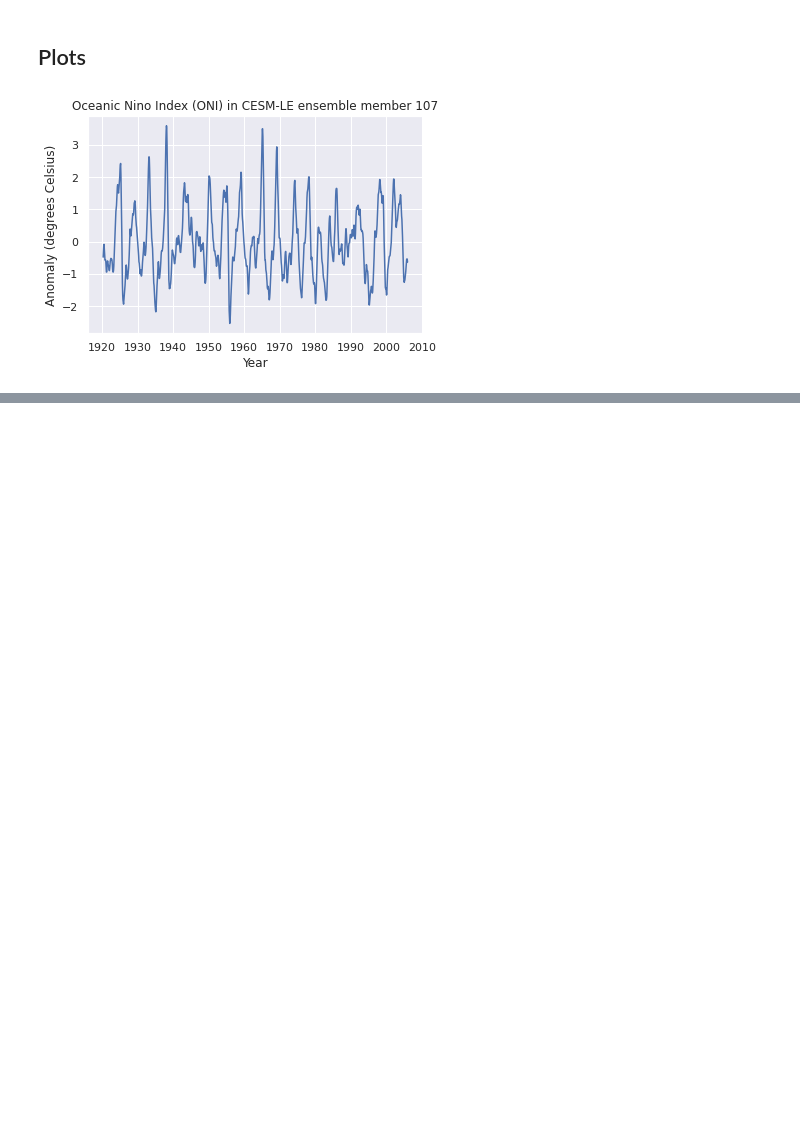
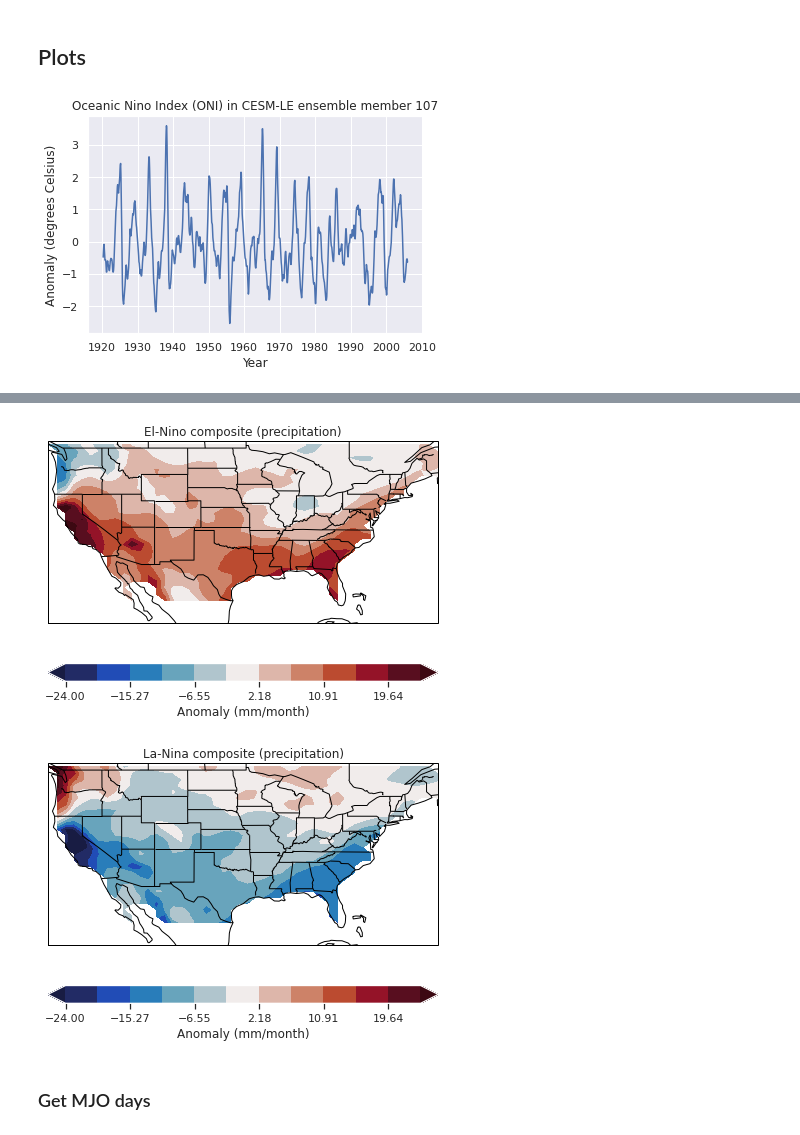
Before and after one commit to ktcarr/12.805, a Jupyter notebook: analysis.ipynb, the cells around one changed output, grey strips where cells are left out. Saved outputs shown, nothing was run; the diff lists cells and outputs as text; code cells hidden in the pictures; blank space fills up the shorter version.

```diff
--- a/analysis.ipynb
+++ b/analysis.ipynb
@@ -190,0 +304,27 @@ plt.show()
+# %%
+nino_days = oni_daily[oni_daily > oni_daily.std()].time
+nina_days = oni_daily[oni_daily < -oni_daily.std()].time
+# %%
+nino_composite = prect.sel(time=nino_days).mean(dim='time')
+nina_composite = prect.sel(time=nina_days).mean(dim='time')
+# %%
+a = 1000*3600*24*365/12 # conversion factor from m/s to mm/month
+
+fig,ax = utils.plot_setup()
+cp = ax.contourf(nino_composite.lon, nino_composite.lat, a*nino_composite, cmap='cmo.balance',
+                levels=np.linspace(-24,24,12), extend='both')
+cb = fig.colorbar(cp, orientation='horizontal', label='Anomaly (mm/month)')
+ax.set_title(r'El-Nino composite (precipitation)')
+plt.show()
+
+fig,ax = utils.plot_setup()
+cp = ax.contourf(nina_composite.lon, nina_composite.lat, a*nina_composite, cmap='cmo.balance',
+                levels=np.linspace(-24,24,12), extend='both')
+cb = fig.colorbar(cp, orientation='horizontal', label='Anomaly (mm/month)')
+ax.set_title(r'La-Nina composite (precipitation)')
+plt.show()
+# %% [output]
+[figure, added]
+[figure, added]
+# %% [markdown]
+### Get MJO days
```
Also changed, not shown: parts of 36 cells of this notebook, 1 other file.
